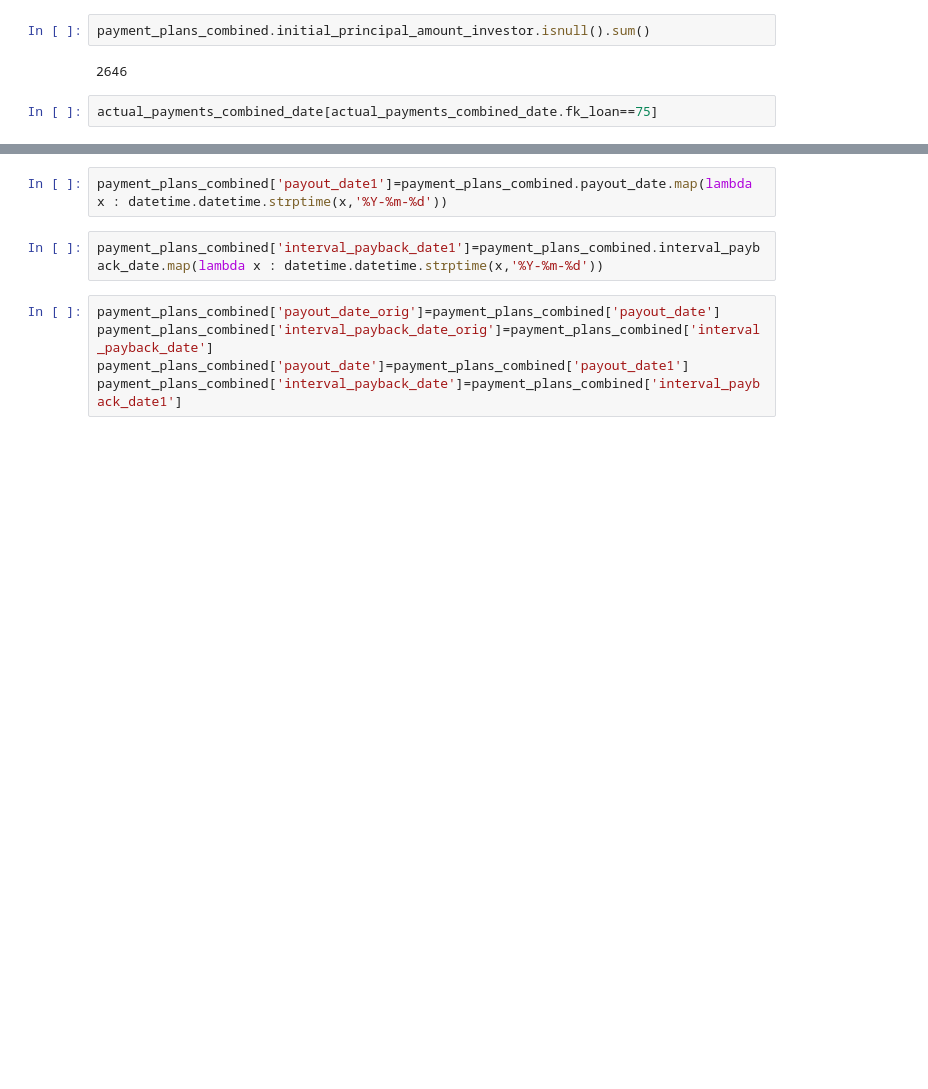
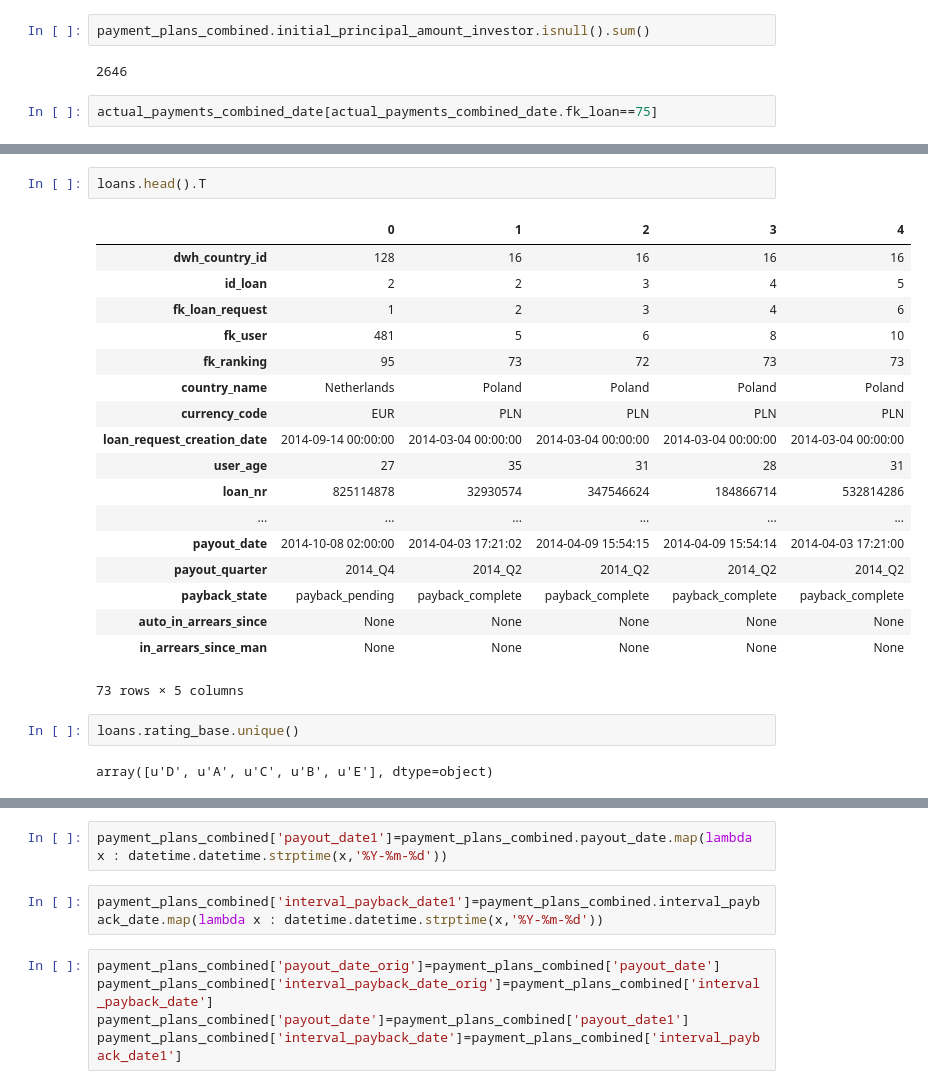
Before and after one commit to seanv507/lendico, a Jupyter notebook: Projects/Returns/src/returns01.ipynb, the cells around one changed output, grey strips where cells are left out. Drawn from its saved outputs; the diff is of its cells as text; blank space fills up the shorter version.

```diff
--- a/Projects/Returns/src/returns01.ipynb
+++ b/Projects/Returns/src/returns01.ipynb
@@ -85,3 +49,28 @@ Wall time: 39min 40s
+# %%
+loans.head().T
+# %% [output]
+|  | 0 | 1 | 2 | 3 | 4 |
+| dwh_country_id | 128 | 16 | 16 | 16 | 16 |
+| id_loan | 2 | 2 | 3 | 4 | 5 |
+| fk_loan_request | 1 | 2 | 3 | 4 | 6 |
+| fk_user | 481 | 5 | 6 | 8 | 10 |
+| fk_ranking | 95 | 73 | 72 | 73 | 73 |
+| country_name | Netherlands | Poland | Poland | Poland | Poland |
+| currency_code | EUR | PLN | PLN | PLN | PLN |
+| loan_request_creation_date | 2014-09-14 00:00:00 | 2014-03-04 00:00:00 | 2014-03-04 00:00:00 | 2014-03-04 00:00:00 | 2014-03-04 00:00:00 |
+| user_age | 27 | 35 | 31 | 28 | 31 |
+| loan_nr | 825114878 | 32930574 | 347546624 | 184866714 | 532814286 |
+| ... | ... | ... | ... | ... | ... |
+| payout_date | 2014-10-08 02:00:00 | 2014-04-03 17:21:02 | 2014-04-09 15:54:15 | 2014-04-09 15:54:14 | 2014-04-03 17:21:00 |
+| payout_quarter | 2014_Q4 | 2014_Q2 | 2014_Q2 | 2014_Q2 | 2014_Q2 |
+| payback_state | payback_pending | payback_complete | payback_complete | payback_complete | payback_complete |
+| auto_in_arrears_since | None | None | None | None | None |
+| in_arrears_since_man | None | None | None | None | None |
+73 rows × 5 columns
+# %%
+loans.rating_base.unique()
+# %% [output]
+array([u'D', u'A', u'C', u'B', u'E'], dtype=object)
 # %%
 %time loans=psql.read_sql(sql_strings['loans'],conn)
 %time loan_fundings=psql.read_sql(sql_strings['loan_fundings'],conn)
```
Also changed, not shown: parts of 52 cells of this notebook, 4 other files.
